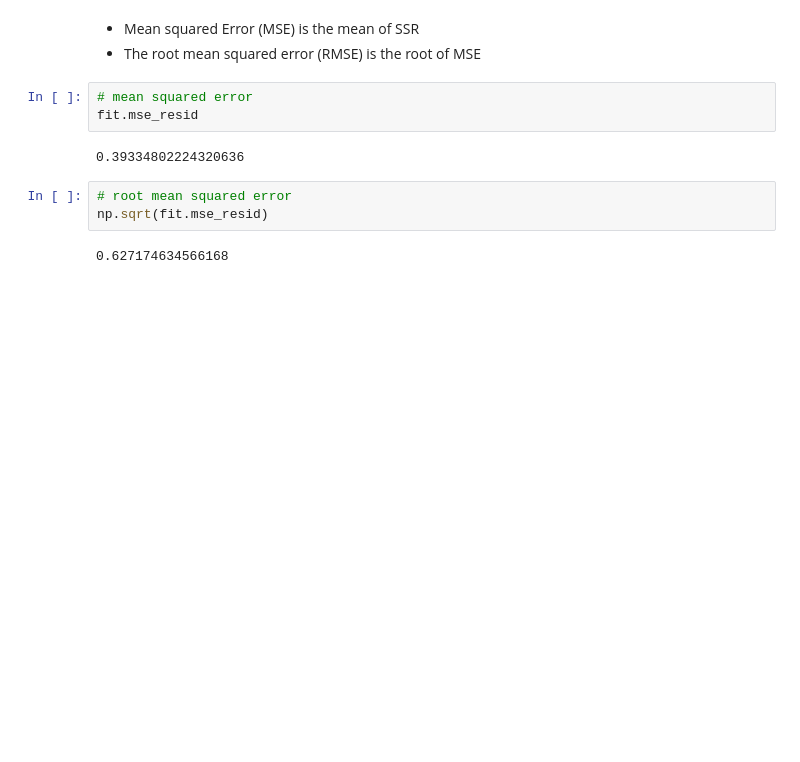
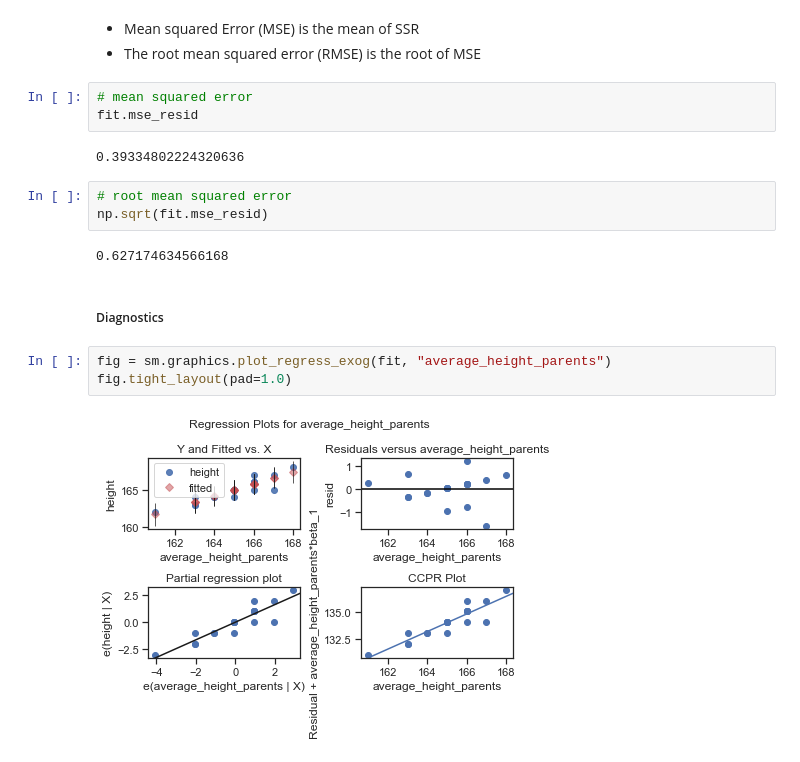
Before and after one commit to lenabinder1001/regression-height, a Jupyter notebook: models/regression-height.ipynb, the cells around one changed output. Drawn from its saved outputs; the diff is of its cells as text; blank space fills up the shorter version.

Commit message:
added diagnostics for model 1

```diff
--- a/models/regression-height.ipynb
+++ b/models/regression-height.ipynb
@@ -137,3 +137,10 @@ fit.mse_resid
 np.sqrt(fit.mse_resid)
 # %% [output]
 0.627174634566168
+# %% [markdown]
+##### Diagnostics
+# %%
+fig = sm.graphics.plot_regress_exog(fit, "average_height_parents")
+fig.tight_layout(pad=1.0)
+# %% [output]
+[figure, added]
```
Also changed, not shown: parts of 3 cells of this notebook.
